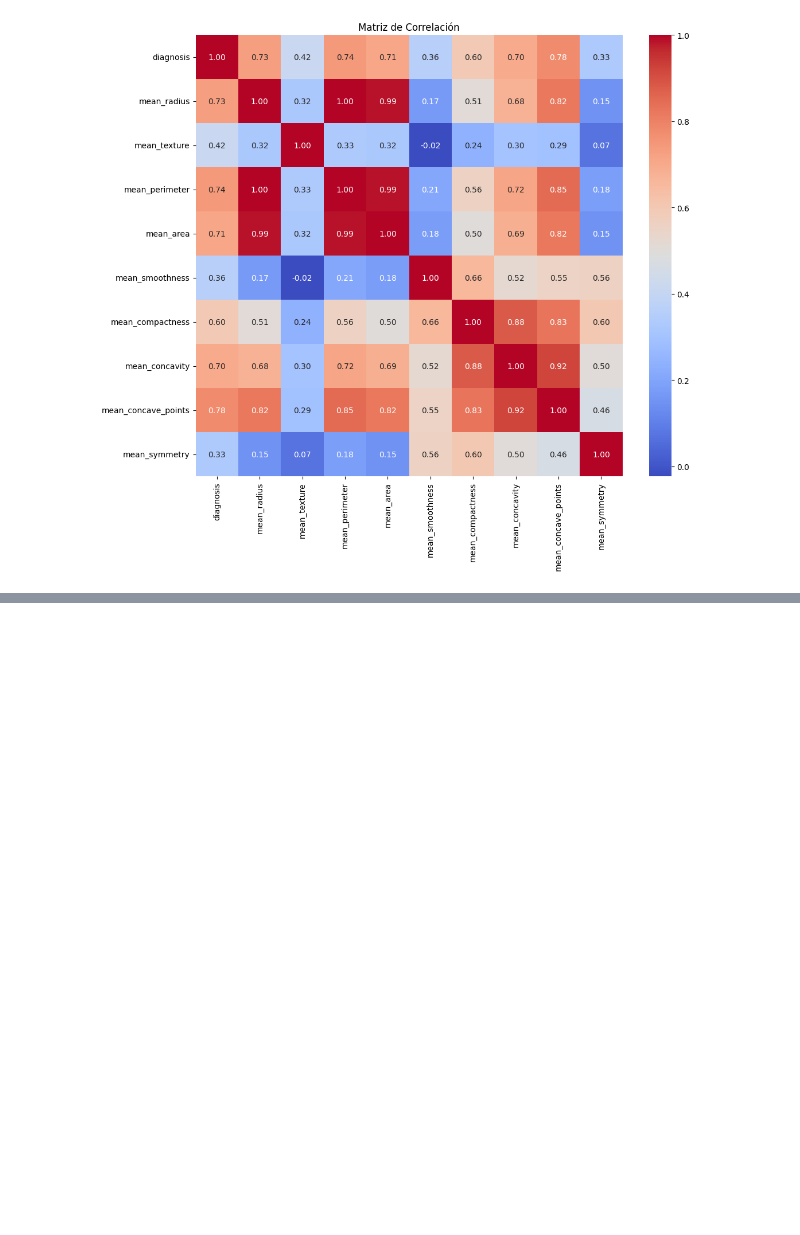
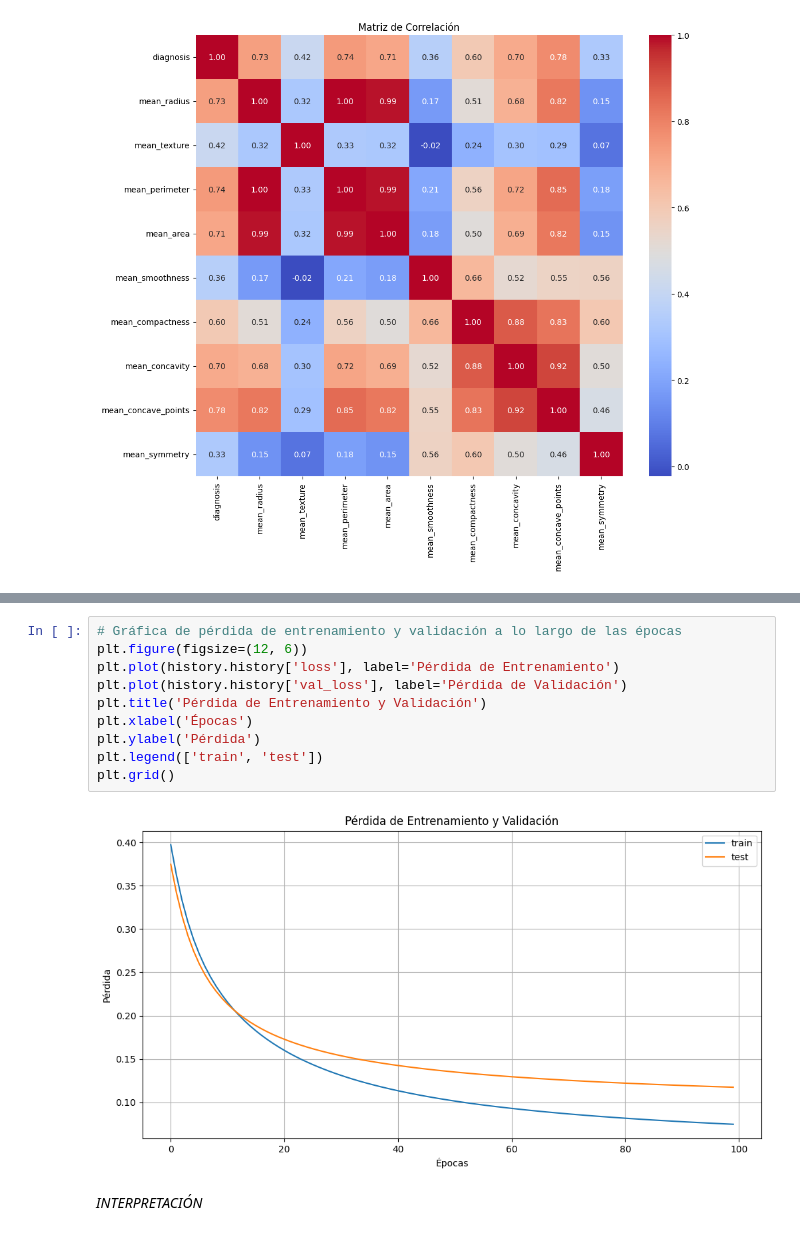
Before and after one commit to Carlos-HC/Single-Neuron-Network-Team9, a Jupyter notebook: single-neuron.ipynb, the cells around one changed output, grey strips where cells are left out. Saved outputs shown, nothing was run; the diff lists cells and outputs as text; blank space fills up the shorter version.

```diff
--- a/single-neuron.ipynb
+++ b/single-neuron.ipynb
@@ -92,0 +193,14 @@ Todas las features de estos grupos muestran una correlación de al menos .7, exc
+# %%
+# Gráfica de pérdida de entrenamiento y validación a lo largo de las épocas
+plt.figure(figsize=(12, 6))
+plt.plot(history.history['loss'], label='Pérdida de Entrenamiento')
+plt.plot(history.history['val_loss'], label='Pérdida de Validación')
+plt.title('Pérdida de Entrenamiento y Validación')
+plt.xlabel('Épocas')
+plt.ylabel('Pérdida')
+plt.legend(['train', 'test'])
+plt.grid()
+# %% [output]
+[figure, added]
+# %% [markdown]
+*INTERPRETACIÓN*
```
Also changed, not shown: parts of 21 cells of this notebook.
